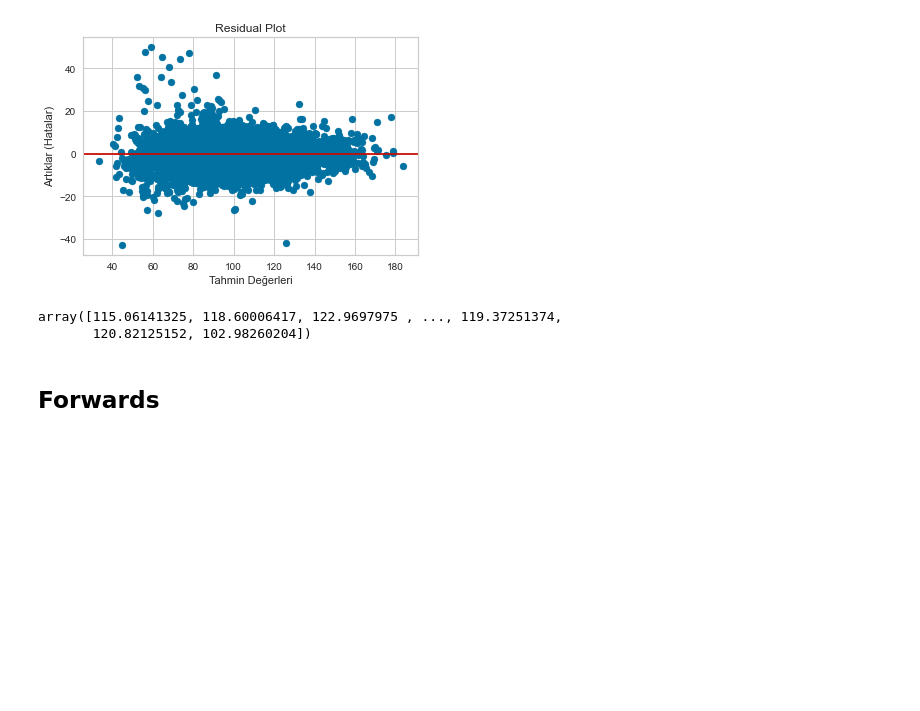
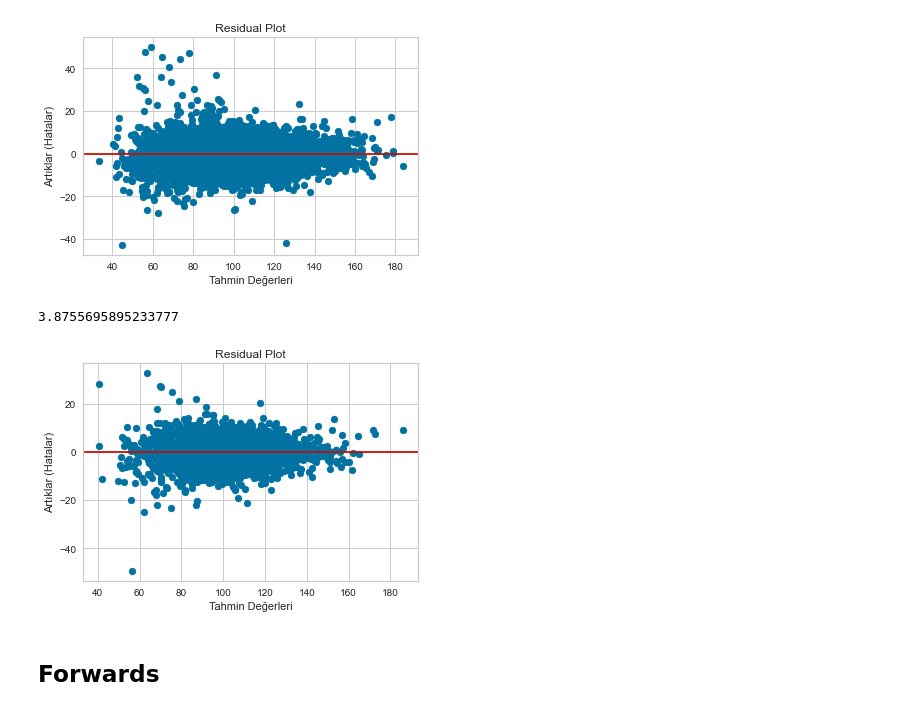
Before and after one commit to marbc3/Football-Players-Potential-Estimation, a Jupyter notebook: FM.ipynb, the cells around one changed output. Drawn from its saved outputs; the diff is of its cells as text; code cells hidden in the pictures; blank space fills up the shorter version.

```diff
--- a/FM.ipynb
+++ b/FM.ipynb
@@ -316,10 +278,18 @@ plt.show()
 # %% [output]
 [figure]
 # %%
-catboost.predict(df_test.drop(columns=["Name","Position","CA","PA"]))
+mean_absolute_error(df_test.CA,catboost.predict(df_test.drop(columns=["Name","Position","CA","PA"])))
 # %% [output]
-array([115.06141325, 118.60006417, 122.9697975 , ..., 119.37251374,
-       120.82125152, 102.98260204])
+3.8755695895233777
+# %%
+plt.scatter(catboost.predict(df_test.drop(columns=["Name","Position","CA","PA"])), df_test.CA-catboost.predict(df_test.drop(columns=["Name","Position","CA","PA"])))
+plt.axhline(y=0, color='r', linestyle='-')
+plt.xlabel('Tahmin Değerleri')
+plt.ylabel('Artıklar (Hatalar)')
+plt.title('Residual Plot')
+plt.show()
+# %% [output]
+[figure, added]
 # %% [markdown]
 ## Forwards
 # %%
```
Also changed, not shown: parts of 5 cells of this notebook.
